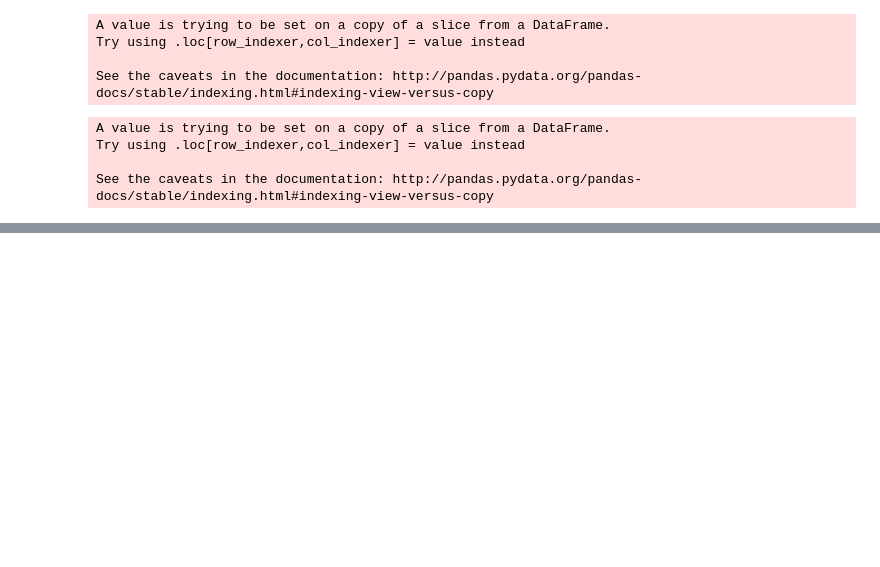
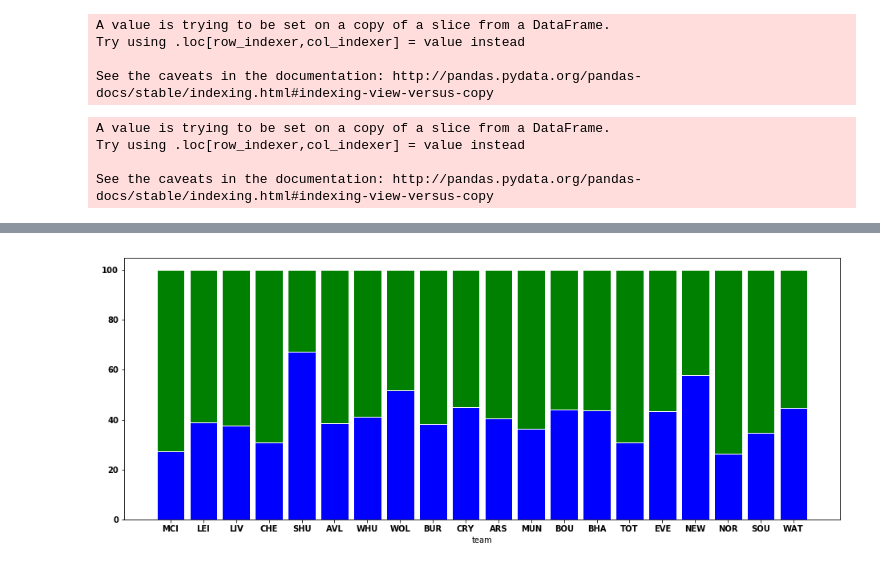
Before and after one commit to coopercunliffe/Springboard, a Jupyter notebook: fpl_stuff/team_charts.ipynb, the cells around one changed output, grey strips where cells are left out. Drawn from its saved outputs; the diff is of its cells as text; code cells hidden in the pictures; blank space fills up the shorter version.

```diff
--- a/fpl_stuff/team_charts.ipynb
+++ b/fpl_stuff/team_charts.ipynb
@@ -185,2 +195,33 @@ plt.show()
+# %%
+# Data
+r = [i for i in range(20)]
+raw_data = {'blueBars': points_D, 'greenBars': points_A}
+df = pd.DataFrame(raw_data)
+
+# From raw value to percentage
+totals = [i+j for i,j in zip(df['blueBars'], df['greenBars'])]
+blueBars = [i / j * 100 for i,j in zip(df['blueBars'], totals)]
+greenBars = [i / j * 100 for i,j in zip(df['greenBars'], totals)]
+
+
+# plot
+barWidth = 0.85
+names = list(team_points.index)
+plt.figure(figsize=(16, 6))
+
+# Create blue Bars
+plt.bar(r, blueBars, color='blue', edgecolor='white', width=barWidth)
+# Create green Bars
+plt.bar(r, greenBars, bottom=blueBars, color='green', edgecolor='white', width=barWidth)
+
+
+# Custom x axis
+plt.xticks(r, names)
+plt.xlabel("team")
+
+# Show graphic
+plt.show()
+# %% [output]
+[figure, added]
 # %%
 # tree maps for city, liverpool, leicester
```
Also changed, not shown: parts of 12 cells of this notebook, 4 other files.
